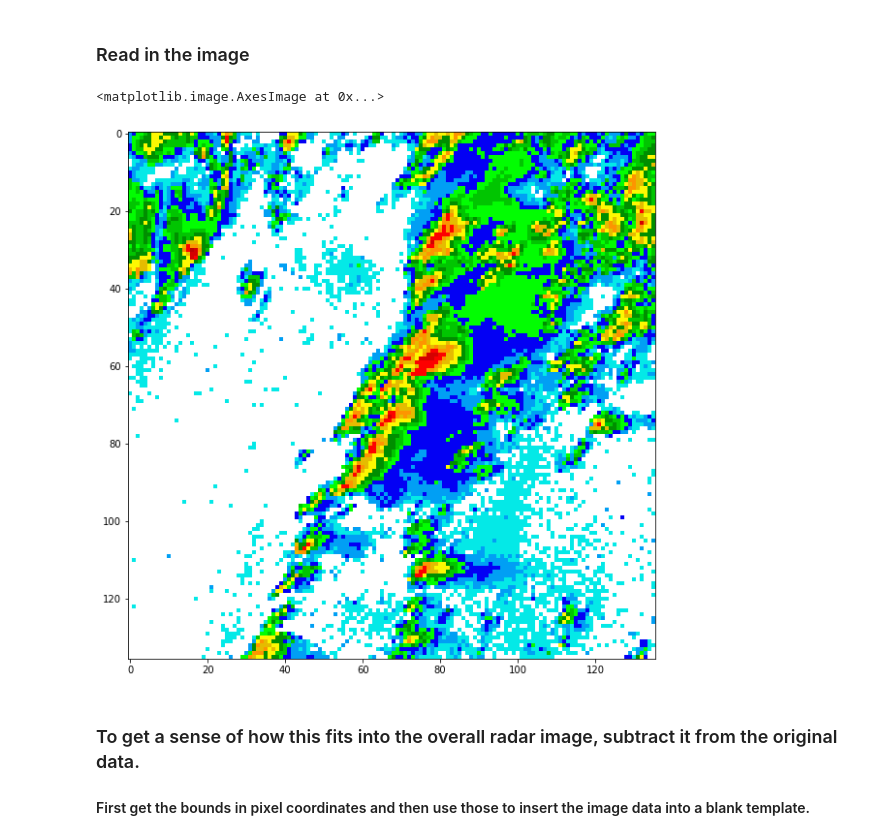
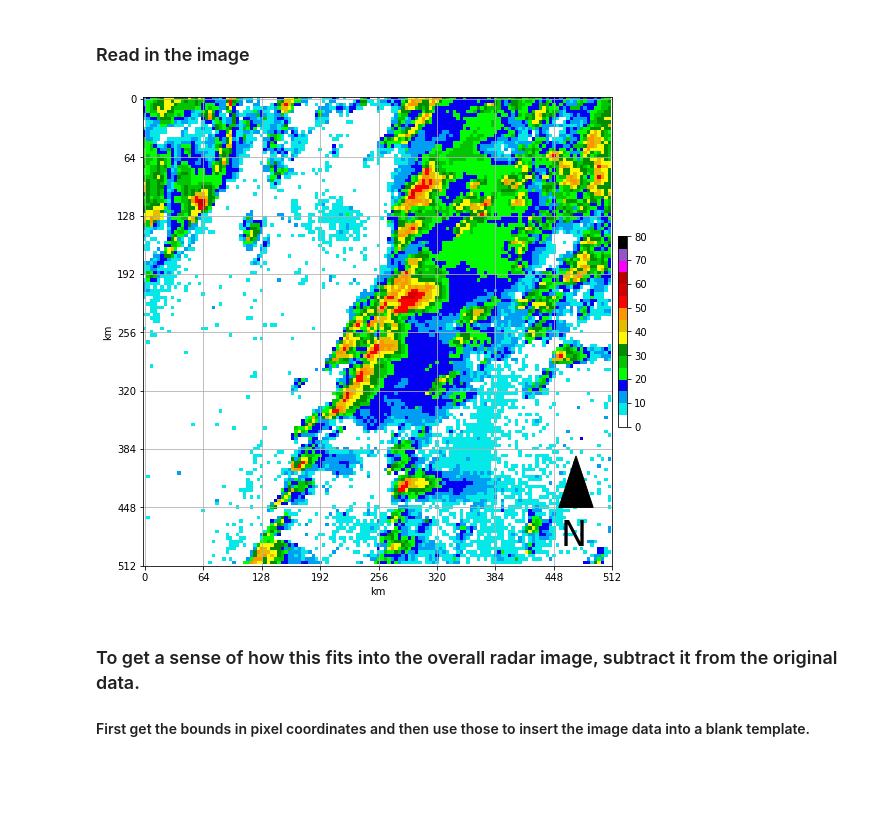
Before and after one commit to ahaberlie/SVRIMG, a Jupyter notebook: examples/Map_Images.ipynb, the cells around one changed output. Cells and saved outputs as stored; diff of their text form; code cells hidden in the pictures; blank space fills up the shorter version.

Commit message:
Fixed typos and added images

```diff
--- a/examples/Map_Images.ipynb
+++ b/examples/Map_Images.ipynb
@@ -144,16 +144,17 @@ info
 ### Read in the image
 # %%
 from svrimg.utils.get_images import read_image
+from svrimg.mapping.map_helper import draw_box_plot
 
 uid = "201104271836z000303011"
 fname = info[uid]
 
 im = read_image(fname)
 
-plt.imshow(np.flipud(im), cmap=cmap, norm=norm)
+ax = plt.subplot(1,1,1)
+ax = draw_box_plot(ax, im)
 # %% [output]
-<matplotlib.image.AxesImage at 0x...>
-[figure, old version]
+[figure, new version]
 # %% [markdown]
 ### To get a sense of how this fits into the overall radar image, subtract it from the original data.
 
```
Also changed, not shown: 4 other files.
